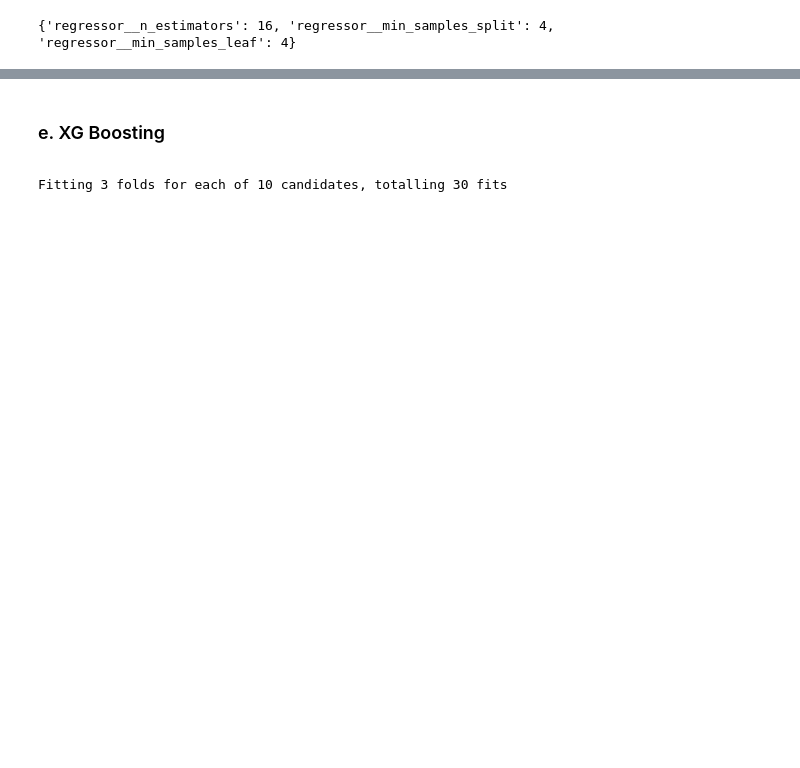
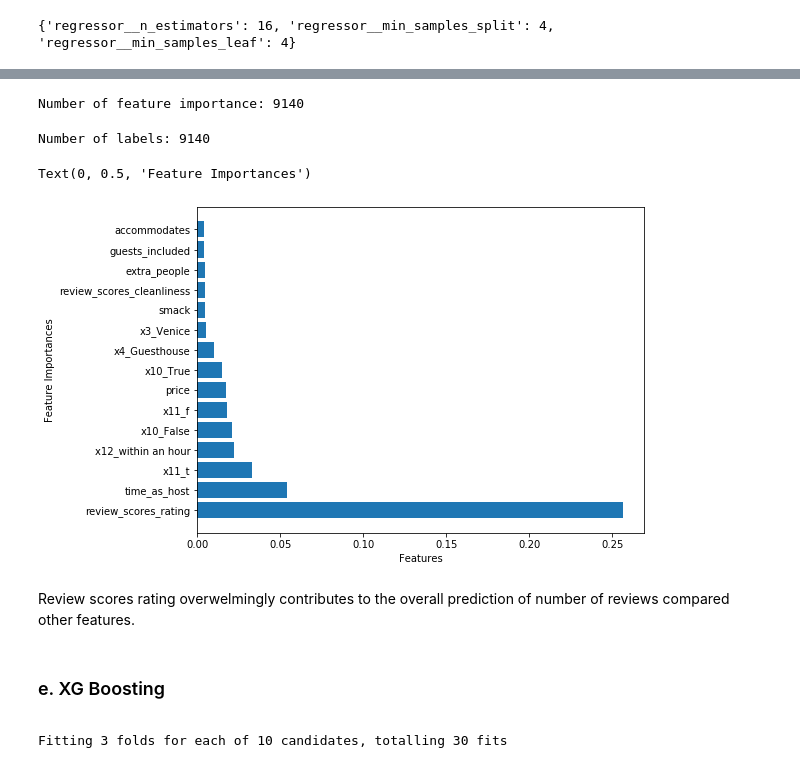
Before and after one commit to activerabbit/Springboard, a Jupyter notebook: Project 2/Notebooks/Machine Learning.ipynb, the cells around one changed output, grey strips where cells are left out. Cells and saved outputs as stored; diff of their text form; code cells hidden in the pictures; blank space fills up the shorter version.

```diff
--- a/Project 2/Notebooks/Machine Learning.ipynb
+++ b/Project 2/Notebooks/Machine Learning.ipynb
@@ -491,3 +551,54 @@ Mean absolute error: 23.55
+# %%
+#get feature importance
+importance = clf3.best_estimator_['regressor'].feature_importances_
+print('Number of feature importance: {}'.format(len(importance)))
+# %% [output]
+Number of feature importance: 9140
+# %%
+#because of pipeline processing, we need to get the updated categorical labels
+
+#We get teh label names after onehotencoder
+label_for_ohe = clf3.best_estimator_['preprocessor'].named_transformers_['cat']['onehot'].get_feature_names()
+
+#we get booleans of the features used after VarianceThreshold
+boolean_feature_used = clf3.best_estimator_['preprocessor'].named_transformers_['cat']['varthres'].get_support()
+
+#list of used categorical features
+cat_label_used = []
+
+#a function to identify which labels were used in categorical features
+for ind, boolean in enumerate(boolean_feature_used):
+    if boolean:
+        cat_label_used.append(label_for_ohe[ind])
+# %%
+#find the vocabulary used after bag of words
+vocabulary_used = list(clf3.best_estimator_['preprocessor'].named_transformers_['text1']['Count'].vocabulary_.keys())
+# %%
+#combine labels and print number of labels for validation
+labels = get_numeric+cat_label_used + vocabulary_used
+print('Number of labels: {}'.format(len(labels)))
+# %% [output]
+Number of labels: 9140
+# %%
+#sort the labels by importance
+sorted_importance = sorted(list(zip(labels, importance)), key = lambda x: x[1], reverse = True)
+
+#get the sorted labels and feature importance
+sort_label = []
+sort_importance = []
+for label, value in sorted_importance:
+    sort_label.append(label)
+    sort_importance.append(value)
+# %%
+plt.figure(figsize = (8,6))
+plt.barh(sort_label[:15], sort_importance[:15])
+plt.xlabel('Features')
+plt.ylabel('Feature Importances')
+# %% [output]
+Text(0, 0.5, 'Feature Importances')
+[figure, added]
+# %% [markdown]
+Review scores rating overwelmingly contributes to the overall prediction of number of reviews compared other features.
 # %% [markdown]
 ### e. XG Boosting
 <a id='boost'></a>
```
Also changed, not shown: parts of 46 cells of this notebook, 1 other file.
